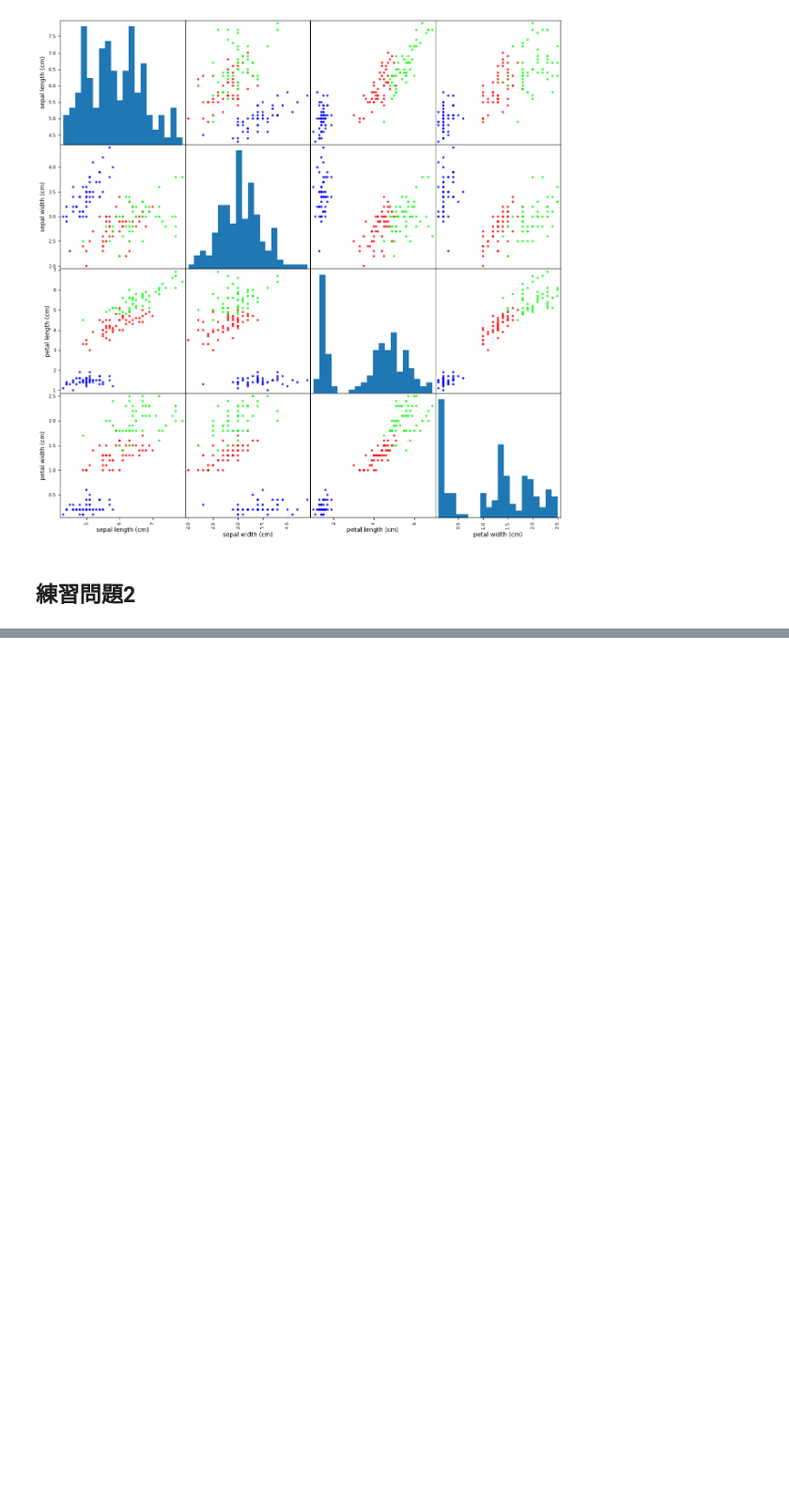
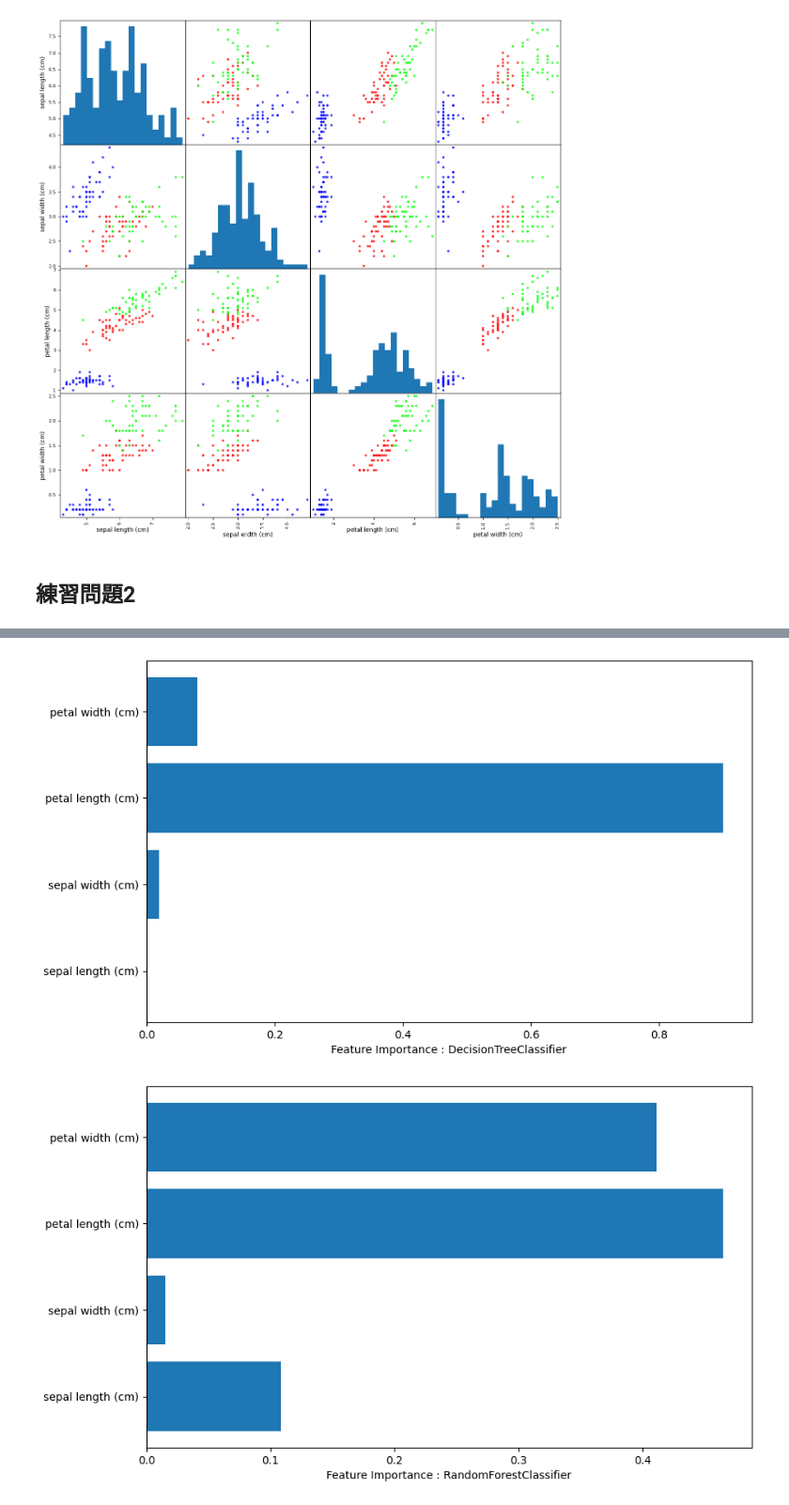
Before and after one commit to Yuma-Tsukakoshi/kaggle_test, a Jupyter notebook: ETL.ipynb, the cells around one changed output, grey strips where cells are left out. Shown: that part at 94% size. Saved outputs shown, nothing was run; the diff lists cells and outputs as text; code cells hidden in the pictures; blank space fills up the shorter version.

```diff
--- a/ETL.ipynb
+++ b/ETL.ipynb
@@ -172,0 +196,5 @@ BestMethod is  RandomForestClassifier  :  0.9464
+# %%
+iris.PlotFeatureImportancesAll()
+# %% [output]
+[figure, added]
+[figure, added]
```
Also changed, not shown: parts of 8 cells of this notebook, 1 other file.
